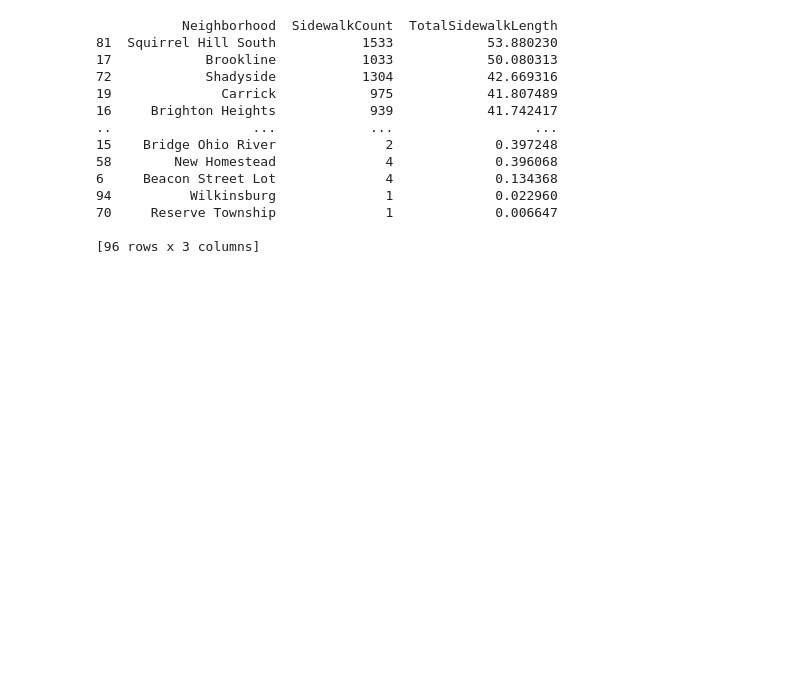
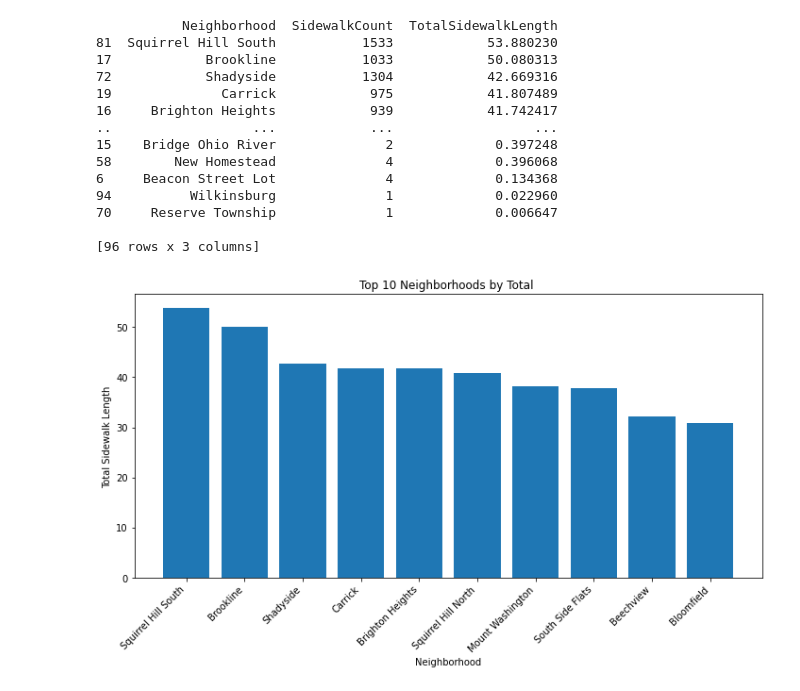
Before and after one commit to jal355/best-neighborhood, a Jupyter notebook: Walkability.ipynb, the cells around one changed output. Cells and saved outputs as stored; diff of their text form; code cells hidden in the pictures; blank space fills up the shorter version.

```diff
--- a/Walkability.ipynb
+++ b/Walkability.ipynb
@@ -4,7 +4,7 @@ import numpy as np
 %matplotlib inline
 import matplotlib.pyplot as plt
 # %%
-df = pd.read_csv("SidewalkStepsBlockgroup.csv")
+sw = pd.read_csv("SidewalkStepsBlockgroup.csv")
 # %%
 sw.head()
 # %% [output]
@@ -177,3 +177,20 @@ print(summary_table)
 70     Reserve Township              1             0.006647
 
 [96 rows x 3 columns]
+# %%
+result_sorted = result.sort_values(by='LengthMile', ascending=False)
+top_ten = result_sorted.head(10)
+result_sorted = result.sort_values(by='LengthMile', ascending=False)
+
+top_ten = result_sorted.head(10)
+
+plt.figure(figsize=(10, 6))
+plt.bar(top_ten['Neighborho'], top_ten['LengthMile'])
+plt.xlabel('Neighborhood')
+plt.ylabel('Total Sidewalk Length')
+plt.title('Top 10 Neighborhoods by Total ')
+plt.xticks(rotation=45, ha='right')
+plt.tight_layout()
+plt.show()
+# %% [output]
+[figure, added]
```
Also changed, not shown: parts of 1 cell of this notebook, 1 other file.
